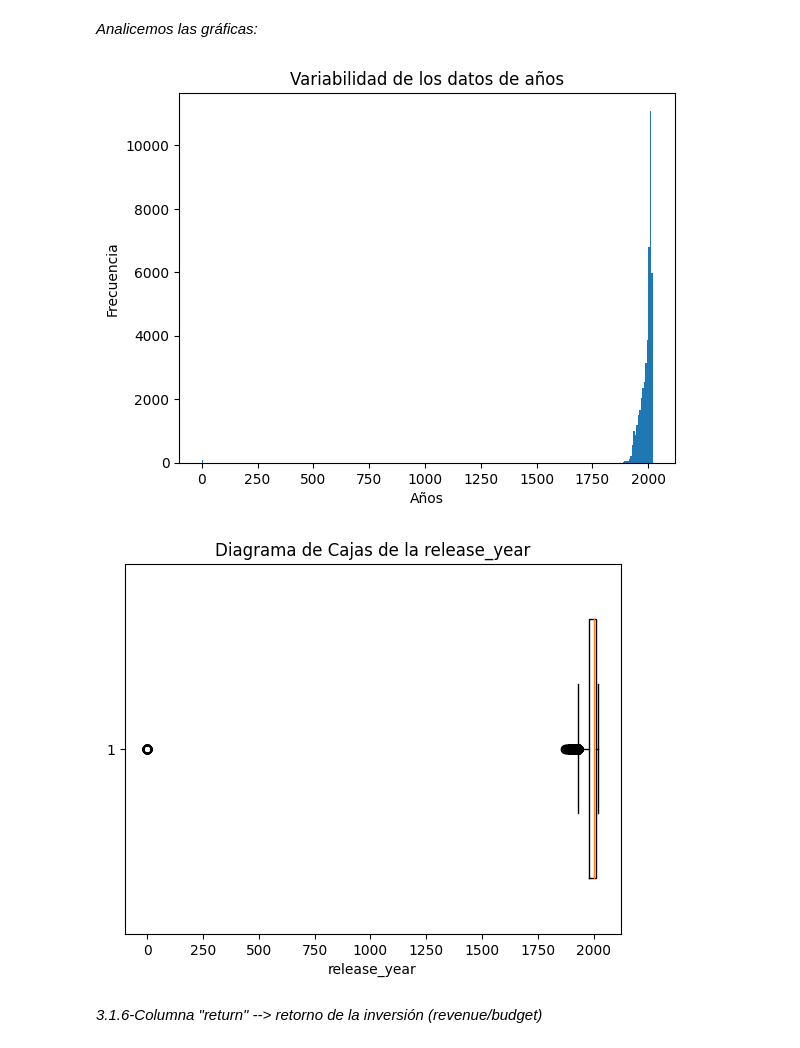
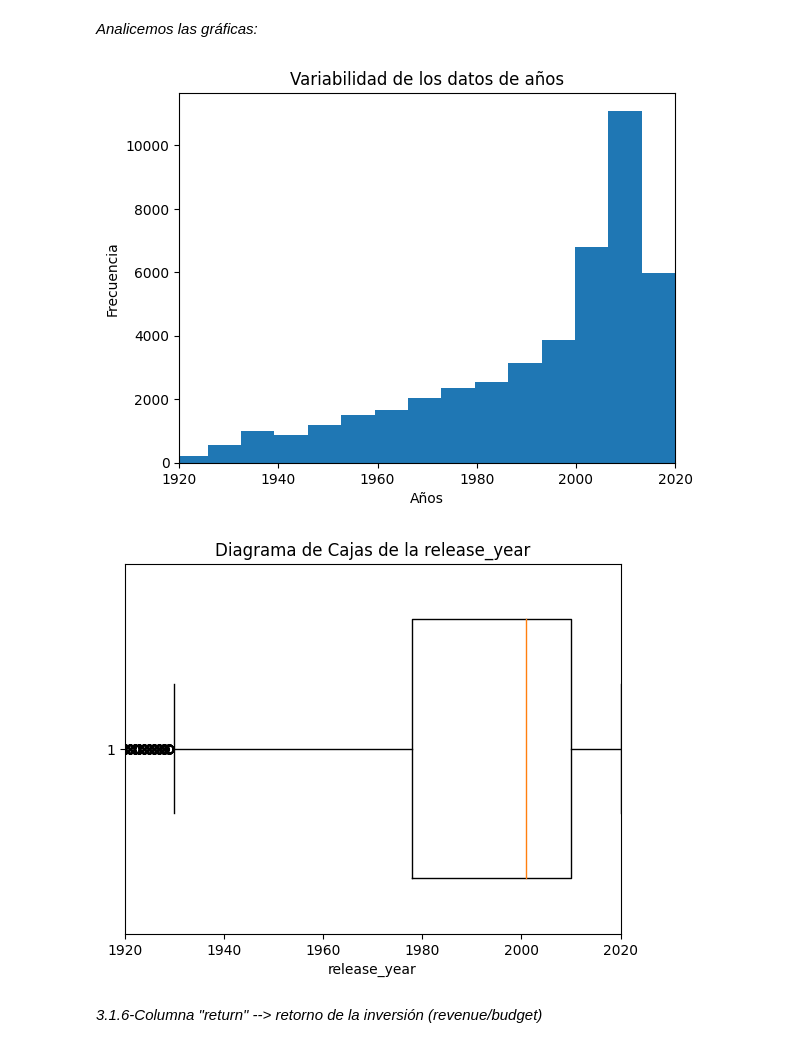
Before and after one commit to Nany1993/PI_ML_OPS, a Jupyter notebook: EDA.ipynb, the cells around one changed output. Drawn from its saved outputs; the diff is of its cells as text; code cells hidden in the pictures.

```diff
--- a/EDA.ipynb
+++ b/EDA.ipynb
@@ -312,31 +314,32 @@ plt.show()
 # %%
 #la mayoria de peliculas fueron estrenadas entre 1920 - 2020
 # filtrar los valores "Sin dato"
 df_filtrado = df_movies[df_movies["release_year"] != 'Sin dato']
 df_filtrado["release_year"] = pd.to_numeric(df_filtrado["release_year"], errors="coerce")
 
 
 # crear un histograma con 20 bins
 plt.hist(df_filtrado['release_year'], bins=300)
 
 # agregar etiquetas y título
 plt.xlabel('Años')
 plt.ylabel('Frecuencia')
 plt.title('Variabilidad de los datos de años')
-
+plt.xlim(1920,2020)
 
 # mostrar la gráfica
 plt.show()
 # %% [output]
-[figure, old version]
+[figure, new version]
 # %%
 #Grafico de cajas
 plt.boxplot(df_movies['release_year'], vert=False, whis=1.5, widths=0.7, showfliers=True)
 plt.xlabel('release_year')
 plt.title('Diagrama de Cajas de la release_year')
+plt.xlim(1920,2020)
 plt.show()
 # %% [output]
-[figure, old version]
+[figure, new version]
 # %% [markdown]
 *3.1.6-Columna "return" -->  retorno de la inversión (revenue/budget)*
 # %% [markdown]
```
Also changed, not shown: parts of 7 cells of this notebook, 1 other file.
